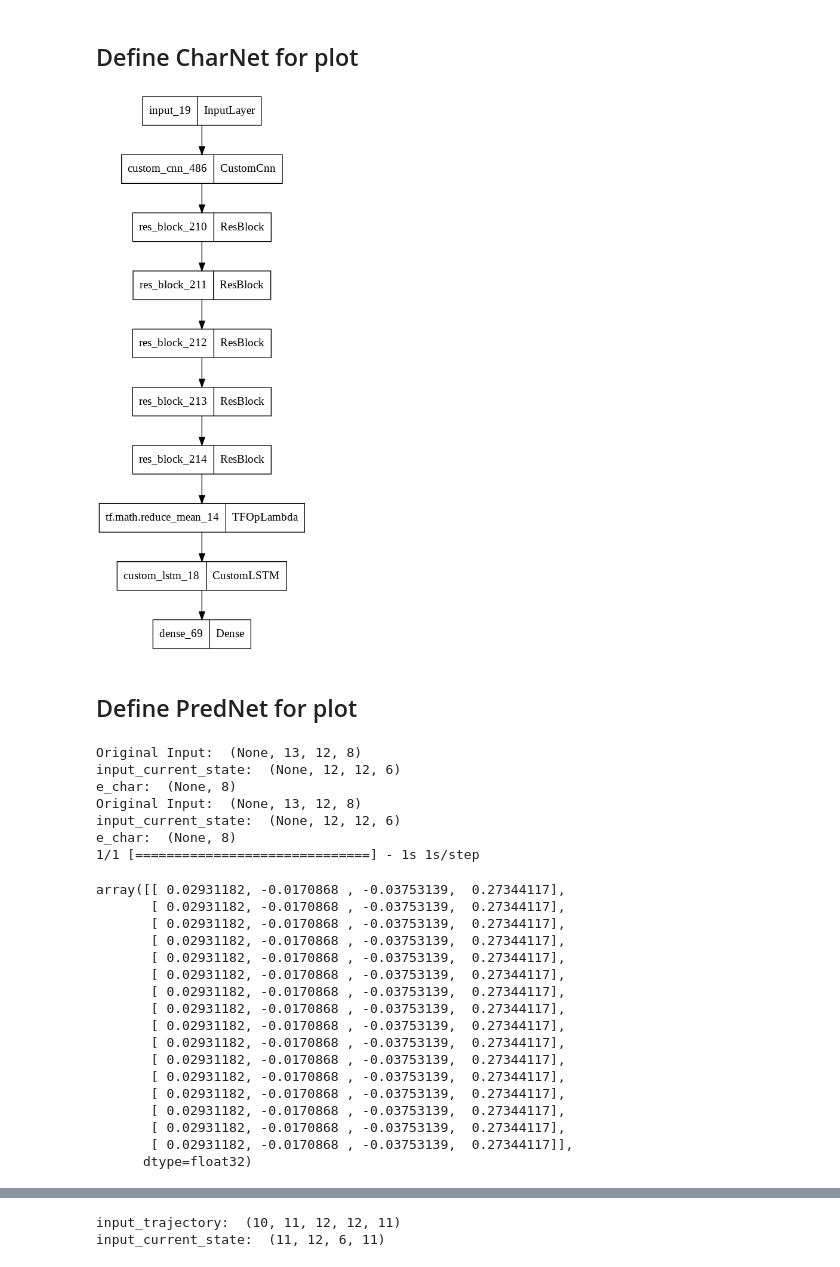
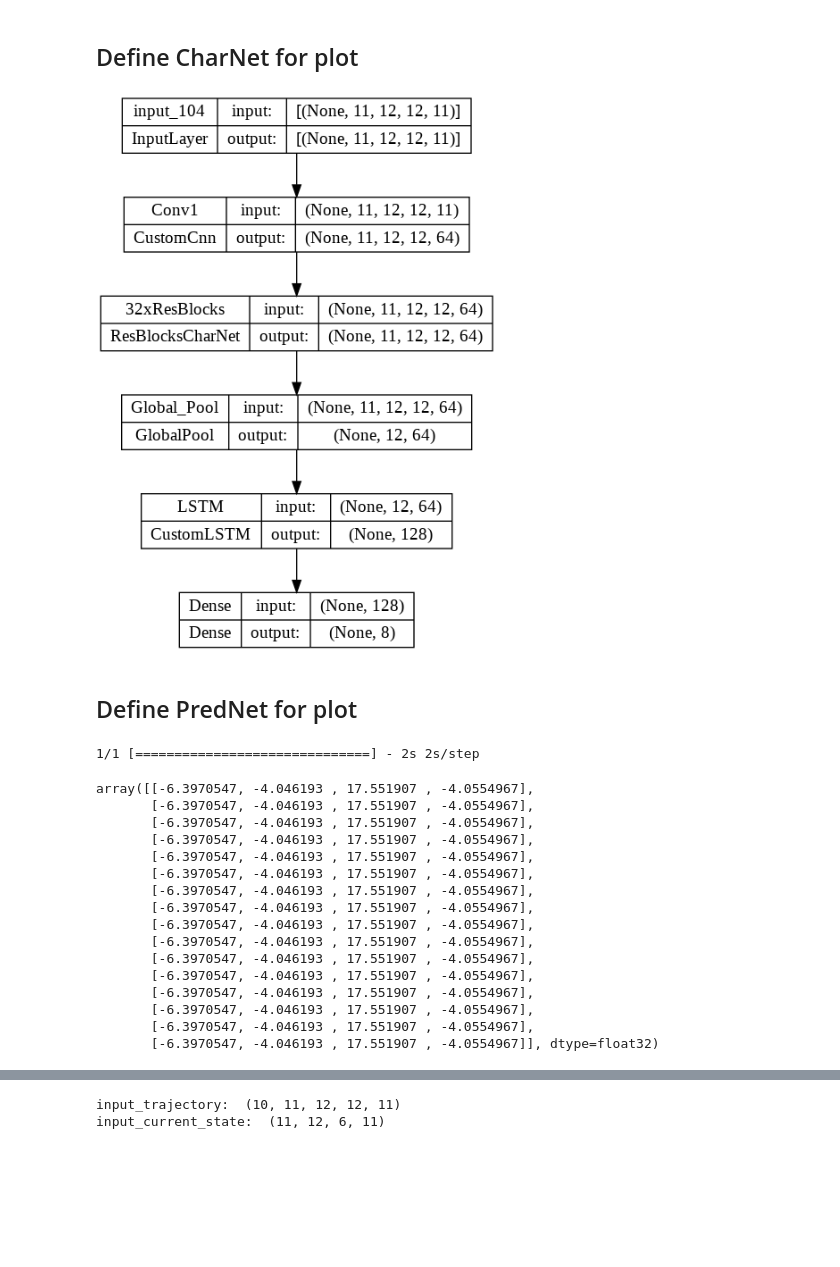
Before and after one commit to Nik-Kras/ToMnet-N, a Jupyter notebook: Draw_ToMnet_N.ipynb, the cells around one changed output, grey strips where cells are left out. Saved outputs shown, nothing was run; the diff lists cells and outputs as text; code cells hidden in the pictures; blank space fills up the shorter version.

```diff
--- a/Draw_ToMnet_N.ipynb
+++ b/Draw_ToMnet_N.ipynb
@@ -754,13 +792,14 @@ class CharNetModel(Model):
         self.n = n
         self.N_echar = N_echar
 
-        self.conv = CustomCnnCharNet(input_tensor=input_tensor)
-        self.res_blocks = [None] * n
-        for i in range(n):
-          self.res_blocks[i] = ResBlockCharNet()
+        self.conv = CustomCnnCharNet(input_tensor=input_tensor, name="Conv1")
+        self.res_blocks = ResBlocksCharNet(name="32xResBlocks")
+
         # Global Pool
-        self.lstm = CustomLSTM()
-        self.e_char = Dense(N_echar)
+        self.lstm = CustomLSTM(name="LSTM")
+        self.e_char = Dense(N_echar, name="Dense")
+
+        self.globalpool = GlobalPool(name="Global_Pool")
 
 
     def call(self, inputs):
@@ -793,8 +832,7 @@ class CharNetModel(Model):
         # Time Distributed layer feeds a Conv2D with time-frames (10 frames)
         # That process is happening in parallel for 16 objects in one batch
         # --------------------------------------------------------------
-        for i in range(n):
-          x = self.res_blocks[i](x)    ### Possible error here!!!
+        x = self.res_blocks(x)
 
         # --------------------------------------------------------------
         # Paper codes
@@ -802,7 +840,7 @@ class CharNetModel(Model):
         # Add average pooling
         # Collapse the spatial dimensions
         # --------------------------------------------------------------
-        x = tf.reduce_mean(input_tensor=x, axis=[2, 3])
+        x = self.globalpool(x) #tf.reduce_mean(input_tensor=x, axis=[2, 3])
 
         # --------------------------------------------------------------
         # Paper codes
@@ -833,9 +871,9 @@ CharNet = CharNetModel((10, 12, 12, 11), 5, 8)
 # %%
 CharNet.build((16, 10, 12, 12, 11))
 # %%
-tf.keras.utils.plot_model(CharNet.model())
+tf.keras.utils.plot_model(CharNet.model(), show_shapes=True)
 # %% [output]
-[figure, old version]
+[figure, new version]
 # %% [markdown]
 ## Define PredNet for plot
 # %%
@@ -955,33 +996,26 @@ class PredNetModel(Model):
         return tf.keras.Model(inputs=[x], outputs=self.call(x))
 # %%
 PredNetm = PredNetModel(8)
-dummy_data = tf.ones((16, 13, 12, 8))
+dummy_data = tf.ones((16, 12, 12, 9))
 PredNetm.predict(dummy_data)
 # %% [output]
-Original Input:  (None, 13, 12, 8)
-input_current_state:  (None, 12, 12, 6)
-e_char:  (None, 8)
-Original Input:  (None, 13, 12, 8)
-input_current_state:  (None, 12, 12, 6)
-e_char:  (None, 8)
-1/1 [==============================] - 1s 1s/step
+1/1 [==============================] - 2s 2s/step
-array([[ 0.02931182, -0.0170868 , -0.03753139,  0.27344117],
-       [ 0.02931182, -0.0170868 , -0.03753139,  0.27344117],
-       [ 0.02931182, -0.0170868 , -0.03753139,  0.27344117],
-       [ 0.02931182, -0.0170868 , -0.03753139,  0.27344117],
-       [ 0.02931182, -0.0170868 , -0.03753139,  0.27344117],
-       [ 0.02931182, -0.0170868 , -0.03753139,  0.27344117],
-       [ 0.02931182, -0.0170868 , -0.03753139,  0.27344117],
-       [ 0.02931182, -0.0170868 , -0.03753139,  0.27344117],
-       [ 0.02931182, -0.0170868 , -0.03753139,  0.27344117],
-       [ 0.02931182, -0.0170868 , -0.03753139,  0.27344117],
-       [ 0.02931182, -0.0170868 , -0.03753139,  0.27344117],
-       [ 0.02931182, -0.0170868 , -0.03753139,  0.27344117],
-       [ 0.02931182, -0.0170868 , -0.03753139,  0.27344117],
-       [ 0.02931182, -0.0170868 , -0.03753139,  0.27344117],
-       [ 0.02931182, -0.0170868 , -0.03753139,  0.27344117],
-       [ 0.02931182, -0.0170868 , -0.03753139,  0.27344117]],
-      dtype=float32)
+array([[-6.3970547, -4.046193 , 17.551907 , -4.0554967],
+       [-6.3970547, -4.046193 , 17.551907 , -4.0554967],
+       [-6.3970547, -4.046193 , 17.551907 , -4.0554967],
+       [-6.3970547, -4.046193 , 17.551907 , -4.0554967],
+       [-6.3970547, -4.046193 , 17.551907 , -4.0554967],
+       [-6.3970547, -4.046193 , 17.551907 , -4.0554967],
+       [-6.3970547, -4.046193 , 17.551907 , -4.0554967],
+       [-6.3970547, -4.046193 , 17.551907 , -4.0554967],
+       [-6.3970547, -4.046193 , 17.551907 , -4.0554967],
+       [-6.3970547, -4.046193 , 17.551907 , -4.0554967],
+       [-6.3970547, -4.046193 , 17.551907 , -4.0554967],
+       [-6.3970547, -4.046193 , 17.551907 , -4.0554967],
+       [-6.3970547, -4.046193 , 17.551907 , -4.0554967],
+       [-6.3970547, -4.046193 , 17.551907 , -4.0554967],
+       [-6.3970547, -4.046193 , 17.551907 , -4.0554967],
+       [-6.3970547, -4.046193 , 17.551907 , -4.0554967]], dtype=float32)
 # %%
 tf.keras.utils.plot_model(PredNetm.model(), show_shapes=True)
 # %% [output]
```
Also changed, not shown: parts of 19 cells of this notebook.
